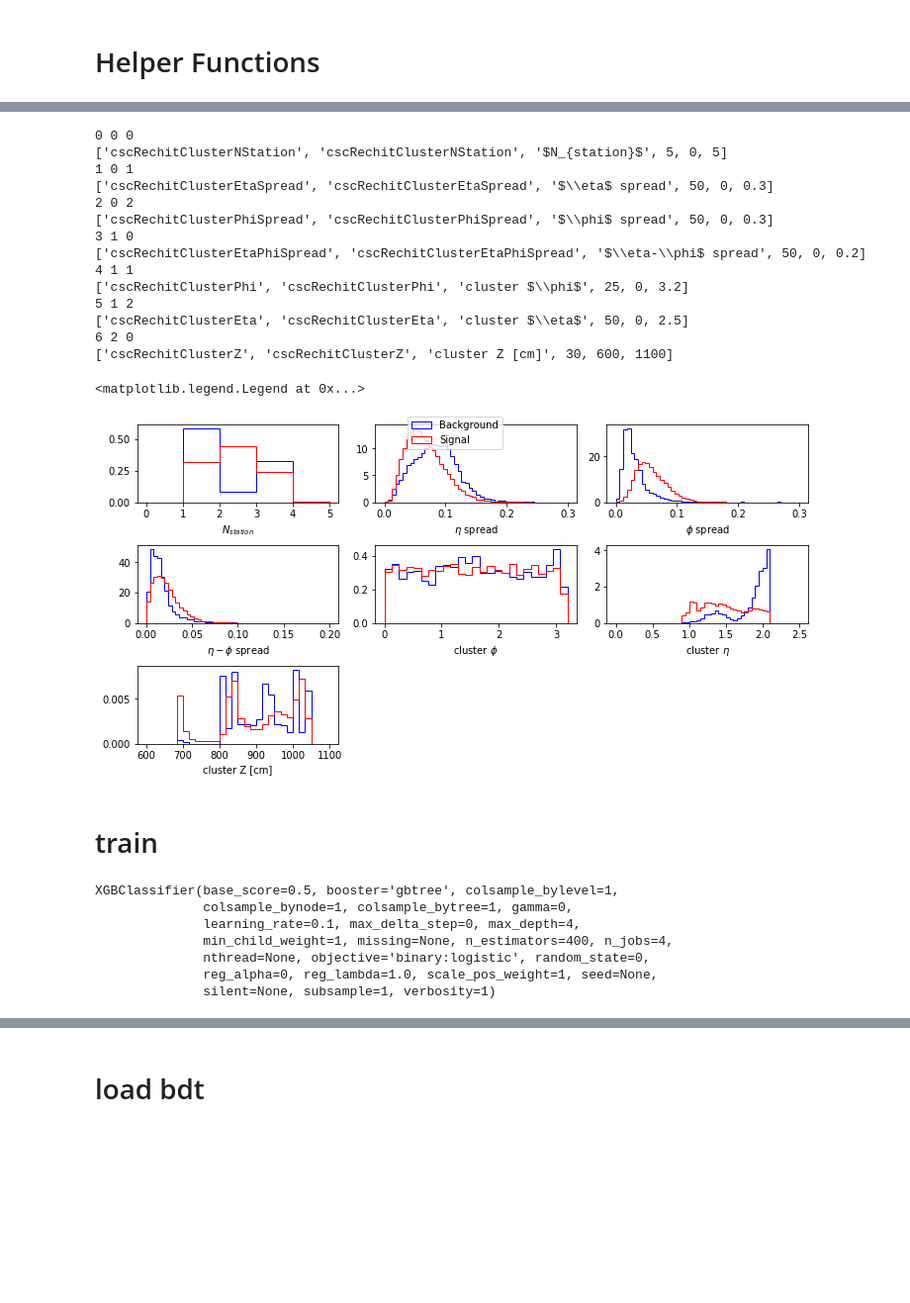
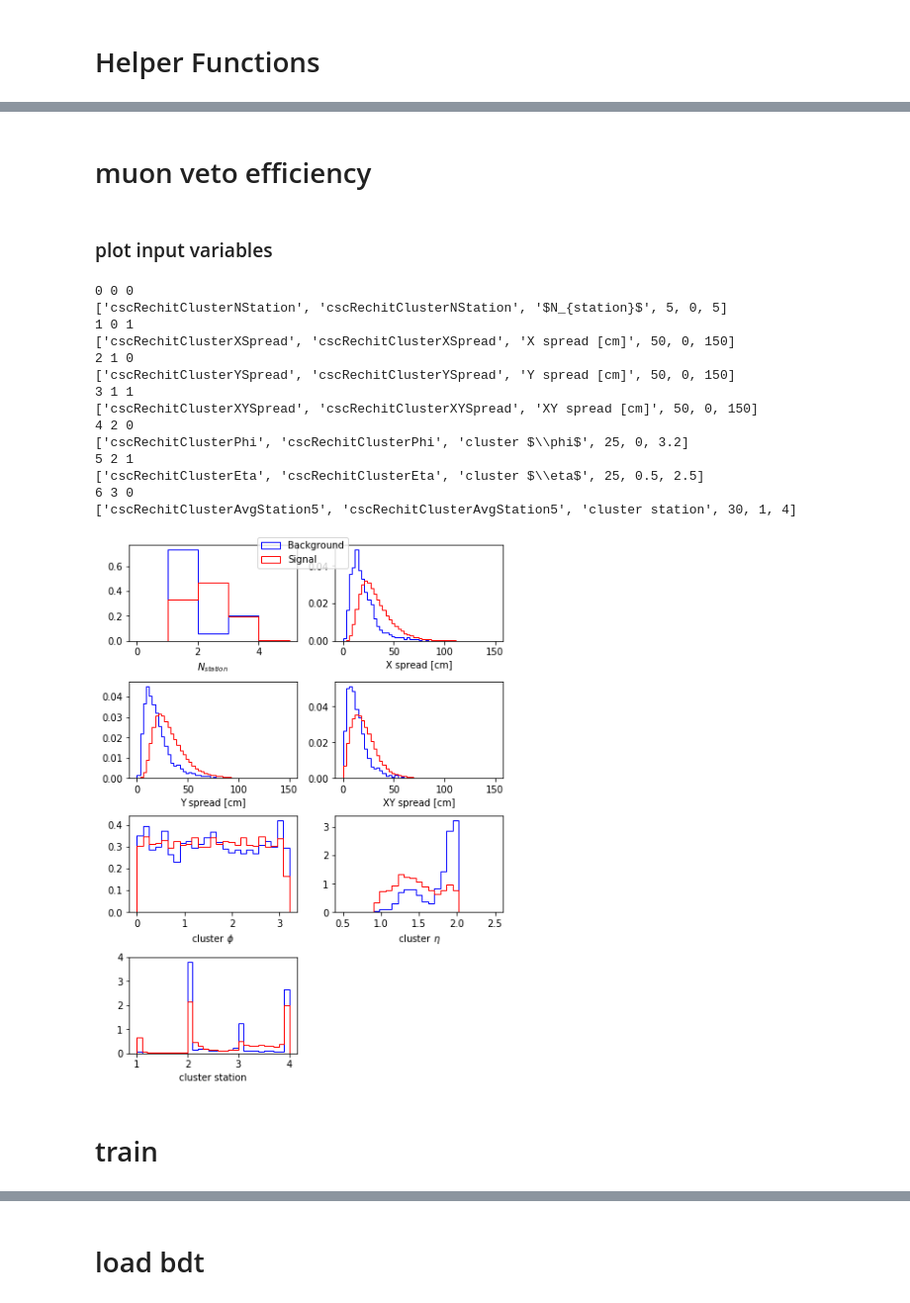
Before and after one commit to cms-lpc-llp/delayed_jet_analyzer, a Jupyter notebook: plot_scripts/MuonSystem_Analysis/MuonSystem_plots-bdt_training.ipynb, the cells around one changed output, grey strips where cells are left out. Shown at 99% size. Saved outputs shown, nothing was run; the diff lists cells and outputs as text; code cells hidden in the pictures; blank space fills up the shorter version.

Commit message:
updated bdt training script

```diff
--- a/plot_scripts/MuonSystem_Analysis/MuonSystem_plots-bdt_training.ipynb
+++ b/plot_scripts/MuonSystem_Analysis/MuonSystem_plots-bdt_training.ipynb
@@ -224,29 +197,0 @@ cscRechitClusterZ (-0.04178824602636896, 0.004851267211331754)
-# %%
-df_signal = uproot.open(fpath_bkg['mc'])['MuonSystem'].pandas.df([row[0] for row in variables], flatten=True)
-df_bkg = uproot.open(fpath_bkg['data'])['MuonSystem'].pandas.df([row[0] for row in variables], flatten=True)
-
-cscRechitClusterSize_signal = uproot.open(fpath_bkg['mc'])['MuonSystem'].pandas.df(['cscRechitClusterSize'], flatten=True)
-cscRechitClusterSize_bkg = uproot.open(fpath_bkg['data'])['MuonSystem'].pandas.df(['cscRechitClusterSize'], flatten=True)
-cscRechitClusterSize = np.concatenate([cscRechitClusterSize_bkg.values,cscRechitClusterSize_signal.values])
-
-jetMet_dPhiMin_signal = uproot.open(fpath_bkg['mc'])['MuonSystem'].pandas.df(['jetMet_dPhiMin'], flatten=True)
-jetMet_dPhiMin_bkg = uproot.open(fpath_bkg['data'])['MuonSystem'].pandas.df(['jetMet_dPhiMin'], flatten=True)
-jetMet_dPhiMin = np.concatenate([jetMet_dPhiMin_bkg.values,jetMet_dPhiMin_signal.values])
-
-
-print(cscRechitClusterSize.shape, jetMet_dPhiMin.shape)
-
-print("Number of signal events: "+ str(len(df_signal)))
-print("Number of background events: "+str(len(df_bkg)))
-x = np.concatenate([df_bkg.values,df_signal.values])
-
-x = np.hstack((x[:, :5], np.abs(x[:, 5:]))) ## change the last two variables to positive
-#creating numpy array for target variables
-y = np.concatenate([np.zeros(len(df_bkg)),
-                        np.ones(len(df_signal))])
-weight = np.concatenate([np.ones(len(df_bkg))*len(df_signal)/len(df_bkg),
-                        np.ones(len(df_signal))])
-print("Number of signal events: "+ str(len(df_signal)))
-print("Number of background events: "+str(len(df_bkg)))
-print('weights:',np.unique(weight), len(df_signal)/len(df_bkg))
-indices = np.arange(len(y))
@@ -259,0 +289,2 @@ weights: [1.        8.1356861] 8.135686102586584
+# %% [markdown]
+# muon veto efficiency
@@ -260,3 +317,5 @@ weights: [1.        8.1356861] 8.135686102586584
+# %% [markdown]
+### plot input variables
 # %%
 
 def trim_axs(axs, N):
@@ -265,9 +324,9 @@ def trim_axs(axs, N):
     for ax in axs[N:]:
         ax.remove()
     return axs[:N]
-columns = 3
-fig1, axs = plt.subplots(int(len(variables)/columns)+1, columns, figsize=(10,5), constrained_layout=True)
-# fig1, axs = plt.subplots(int(len(variables)/columns)+1, columns, figsize=(5,8), constrained_layout=True)
+columns = 2
+# fig1, axs = plt.subplots(int(len(variables)/columns)+1, columns, figsize=(8,5), constrained_layout=True)
+fig1, axs = plt.subplots(int(len(variables)/columns)+1, columns, figsize=(6,8), constrained_layout=True)
 
 
 # for ax, case in zip(axs, cases):
@@ -276,45 +335,46 @@ trim_axs(axs, len(variables))
 
 r = 0
 c = 0
 for i, var in enumerate(variables):
 #     axs[i].hist(x[:,i][y==0])
     print(i,r,c)
     print(variables[i])
     bkg = axs[r,c].hist(x[:,i][y==0], variables[i][3], (variables[i][4], variables[i][5]), density = True, histtype = 'step', label = 'Background', color = 'b')
     sig = axs[r,c].hist(x[:,i][y==1], variables[i][3], (variables[i][4], variables[i][5]), density = True, histtype = 'step', label = 'Signal', color = 'r')
 #     axs[r,c].legend()
     axs[r,c].set_xlabel(variables[i][2])
     if c == columns-1:
 #         if r == 0:axs[r,c].legend(loc = 'upper right')
         c = 0
         r+=1
 
     else:c+=1
 #     if i == len(variables)-1:
 fig1.legend([bkg, sig],     # The line objects
            labels=['Background', 'Signal'],   # The labels for each line
            loc="upper center",   # Position of legend
            borderaxespad=0.1,    # Small spacing around legend box
            )
 #     h['OOT_data'] = create_TH1D(x[:,i][y==0], axis_title = [variables[i][2],'Events'], binning=[variables[i][3], variables[i][4], variables[i][5]])
 #     h['MC_signal'] = create_TH1D(x[:,i][y==1], axis_title = [variables[i][2],'Events'], binning=[variables[i][3], variables[i][4], variables[i][5]])
+
+fig1.savefig("../../plots/MuonSystem_Analysis/"+bdt_name+'/input.png', dpi=300)
 # %% [output]
 0 0 0
 ['cscRechitClusterNStation', 'cscRechitClusterNStation', '$N_{station}$', 5, 0, 5]
 1 0 1
-['cscRechitClusterEtaSpread', 'cscRechitClusterEtaSpread', '$\\eta$ spread', 50, 0, 0.3]
-2 0 2
-['cscRechitClusterPhiSpread', 'cscRechitClusterPhiSpread', '$\\phi$ spread', 50, 0, 0.3]
-3 1 0
-['cscRechitClusterEtaPhiSpread', 'cscRechitClusterEtaPhiSpread', '$\\eta-\\phi$ spread', 50, 0, 0.2]
-4 1 1
+['cscRechitClusterXSpread', 'cscRechitClusterXSpread', 'X spread [cm]', 50, 0, 150]
+2 1 0
+['cscRechitClusterYSpread', 'cscRechitClusterYSpread', 'Y spread [cm]', 50, 0, 150]
+3 1 1
+['cscRechitClusterXYSpread', 'cscRechitClusterXYSpread', 'XY spread [cm]', 50, 0, 150]
+4 2 0
 ['cscRechitClusterPhi', 'cscRechitClusterPhi', 'cluster $\\phi$', 25, 0, 3.2]
-5 1 2
-['cscRechitClusterEta', 'cscRechitClusterEta', 'cluster $\\eta$', 50, 0, 2.5]
-6 2 0
-['cscRechitClusterZ', 'cscRechitClusterZ', 'cluster Z [cm]', 30, 600, 1100]
+5 2 1
+['cscRechitClusterEta', 'cscRechitClusterEta', 'cluster $\\eta$', 25, 0.5, 2.5]
+6 3 0
+['cscRechitClusterAvgStation5', 'cscRechitClusterAvgStation5', 'cluster station', 30, 1, 4]
-<matplotlib.legend.Legend at 0x...>
-[figure, old version]
+[figure, new version]
 # %% [markdown]
 # train
 # %%
@@ -325,16 +385,3 @@ sample_size = 1.0
 # x_train, x_test, y_train, y_test, indices_train, indices_test = train_test_split(x, y,indices,train_size = sample_size*(1-test_size), test_size=sample_size*test_size, random_state=seed)
 x_train, x_test, y_train, y_test, indices_train, indices_test, weight_train, weight_test\
     = train_test_split(x, y,indices, weight, train_size = sample_size*(1-test_size), test_size=sample_size*test_size, random_state=seed)
-
-# fit model no training data
-model = xgb.XGBClassifier(max_depth=4, learning_rate=0.1, n_estimators=400, verbosity=1, n_jobs=4, reg_lambda=1.0)
-model.fit(x_train, y_train, sample_weight=weight_train)
-# model.fit(x_train, y_train)
-# %% [output]
-XGBClassifier(base_score=0.5, booster='gbtree', colsample_bylevel=1,
-              colsample_bynode=1, colsample_bytree=1, gamma=0,
-              learning_rate=0.1, max_delta_step=0, max_depth=4,
-              min_child_weight=1, missing=None, n_estimators=400, n_jobs=4,
-              nthread=None, objective='binary:logistic', random_state=0,
-              reg_alpha=0, reg_lambda=1.0, scale_pos_weight=1, seed=None,
-              silent=None, subsample=1, verbosity=1)
```
Also changed, not shown: parts of 35 cells of this notebook.
